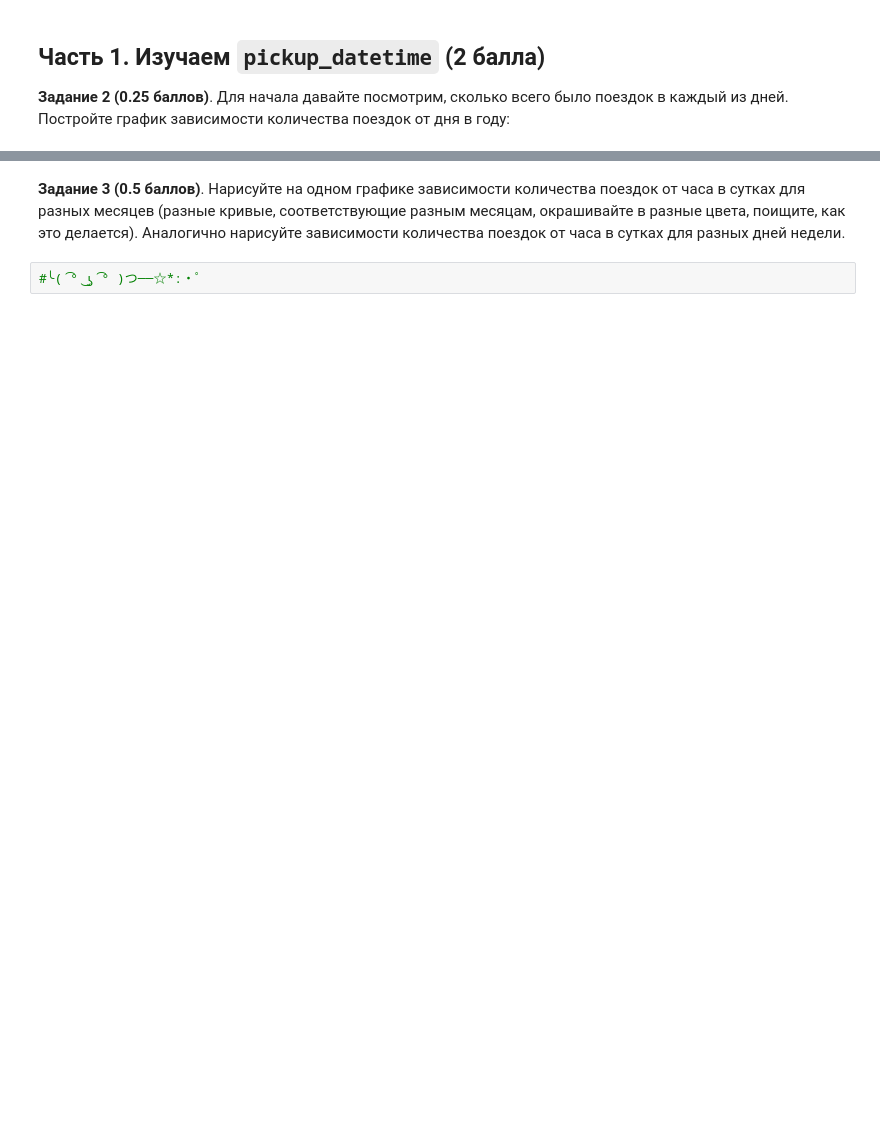
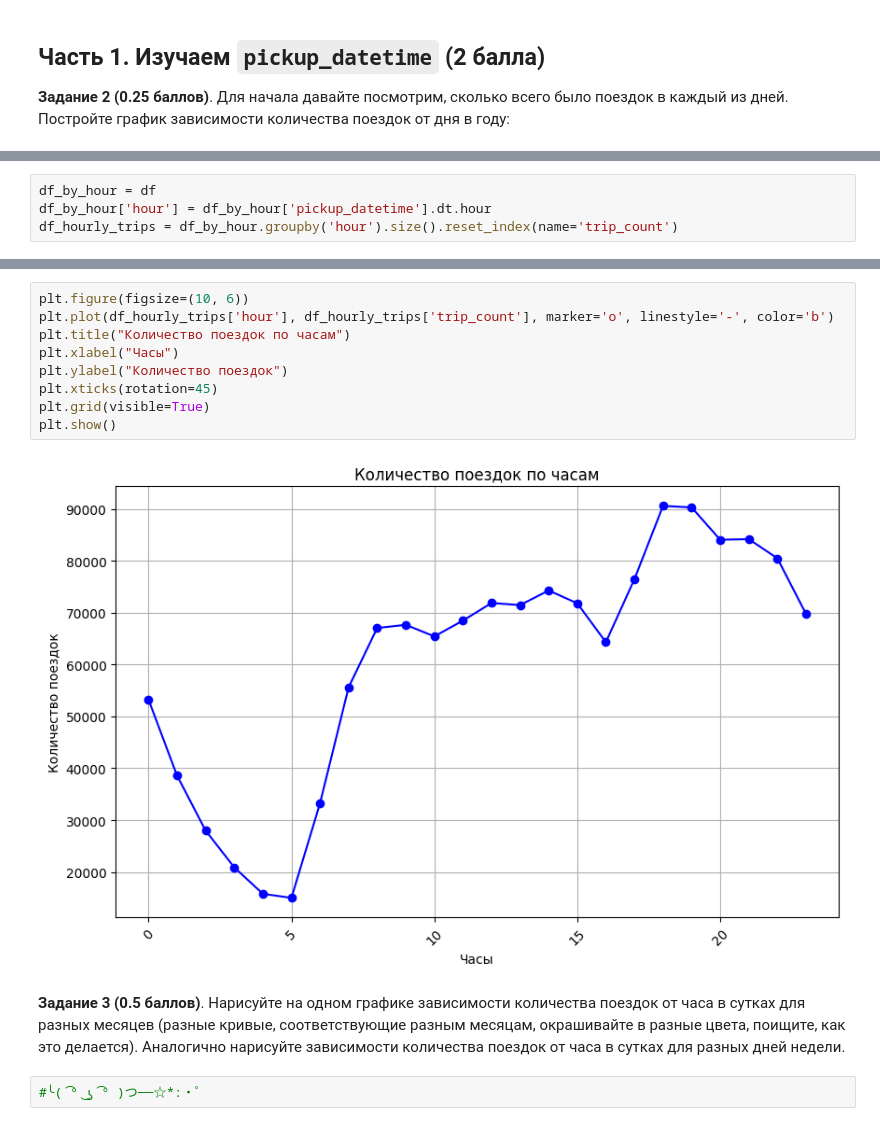
Before and after one commit to AndreiPolischuk/ML_HOMEWORKS, a Jupyter notebook: HW2/homework_practice_02_linregr-Полищук.ipynb, the cells around one changed output, grey strips where cells are left out. Saved outputs shown, nothing was run; the diff lists cells and outputs as text; blank space fills up the shorter version.

```diff
--- a/HW2/homework_practice_02_linregr-Полищук.ipynb
+++ b/HW2/homework_practice_02_linregr-Полищук.ipynb
@@ -182,0 +285,4 @@ assert np.allclose(rmsle_best_const, 0.79575, 1e-4)
+# %%
+df_by_hour = df
+df_by_hour['hour'] = df_by_hour['pickup_datetime'].dt.hour
+df_hourly_trips = df_by_hour.groupby('hour').size().reset_index(name='trip_count')
@@ -183,3 +307,14 @@ assert np.allclose(rmsle_best_const, 0.79575, 1e-4)
+# %%
+plt.figure(figsize=(10, 6))
+plt.plot(df_hourly_trips['hour'], df_hourly_trips['trip_count'], marker='o', linestyle='-', color='b')
+plt.title("Количество поездок по часам")
+plt.xlabel("Часы")
+plt.ylabel("Количество поездок")
+plt.xticks(rotation=45)
+plt.grid(visible=True)
+plt.show()
+# %% [output]
+[figure, added]
 # %% [markdown]
 **Задание 3 (0.5 баллов)**. Нарисуйте на одном графике зависимости количества поездок от часа в сутках для разных месяцев (разные кривые, соответствующие разным месяцам, окрашивайте в разные цвета, поищите, как это делается). Аналогично нарисуйте зависимости количества поездок от часа в сутках для разных дней недели.
 # %%
```
Also changed, not shown: parts of 17 cells of this notebook.
